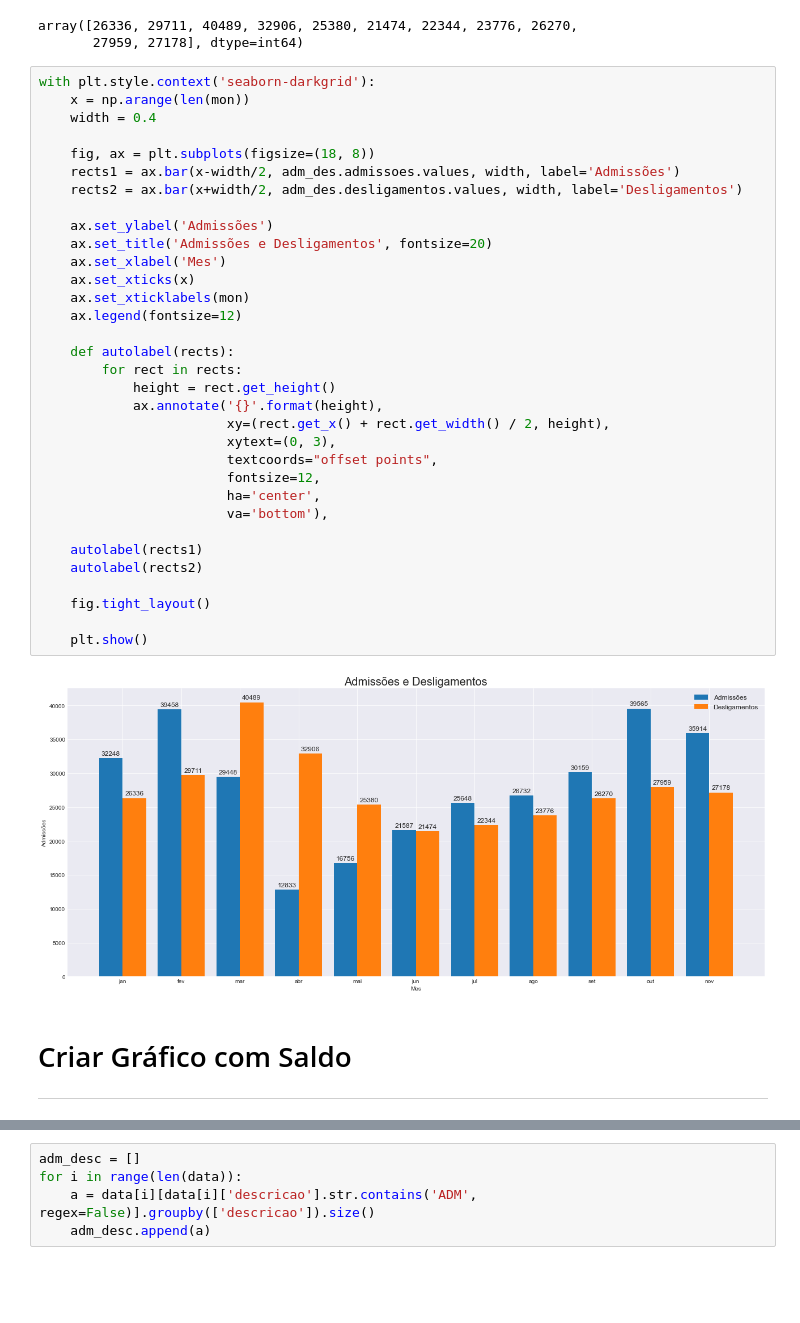
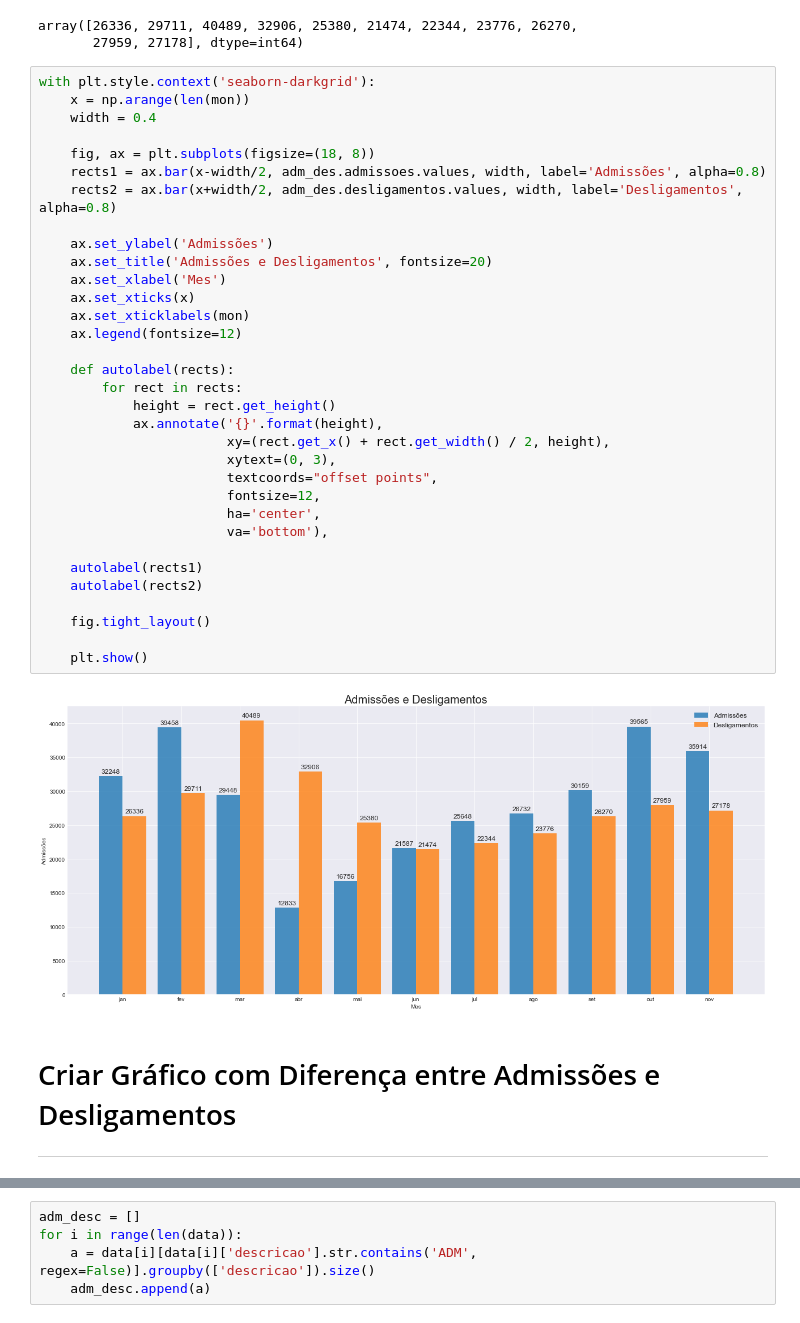
Before and after one commit to emariot/CAGED-CWB, a Jupyter notebook: Novo Caged.ipynb, the cells around one changed output, grey strips where cells are left out. Cells and saved outputs as stored; diff of their text form; blank space fills up the shorter version.

```diff
--- a/Novo Caged.ipynb
+++ b/Novo Caged.ipynb
@@ -256,36 +261,36 @@ with plt.style.context('seaborn-darkgrid'):
     x = np.arange(len(mon))
     width = 0.4
 
     fig, ax = plt.subplots(figsize=(18, 8))
-    rects1 = ax.bar(x-width/2, adm_des.admissoes.values, width, label='Admissões')
-    rects2 = ax.bar(x+width/2, adm_des.desligamentos.values, width, label='Desligamentos')
+    rects1 = ax.bar(x-width/2, adm_des.admissoes.values, width, label='Admissões', alpha=0.8)
+    rects2 = ax.bar(x+width/2, adm_des.desligamentos.values, width, label='Desligamentos', alpha=0.8)
 
     ax.set_ylabel('Admissões')
     ax.set_title('Admissões e Desligamentos', fontsize=20)
     ax.set_xlabel('Mes')
     ax.set_xticks(x)
     ax.set_xticklabels(mon)
     ax.legend(fontsize=12)
 
     def autolabel(rects):
         for rect in rects:
             height = rect.get_height()
             ax.annotate('{}'.format(height),
                         xy=(rect.get_x() + rect.get_width() / 2, height),
                         xytext=(0, 3),
                         textcoords="offset points",
                         fontsize=12,
                         ha='center',
                         va='bottom'),
 
     autolabel(rects1)
     autolabel(rects2)
 
     fig.tight_layout()
 
     plt.show()
 # %% [output]
-[figure, old version]
+[figure, new version]
 # %% [markdown]
-# Criar Gráfico com Saldo
+# Criar Gráfico com Diferença entre Admissões e Desligamentos
 ---
```
Also changed, not shown: parts of 20 cells of this notebook.
